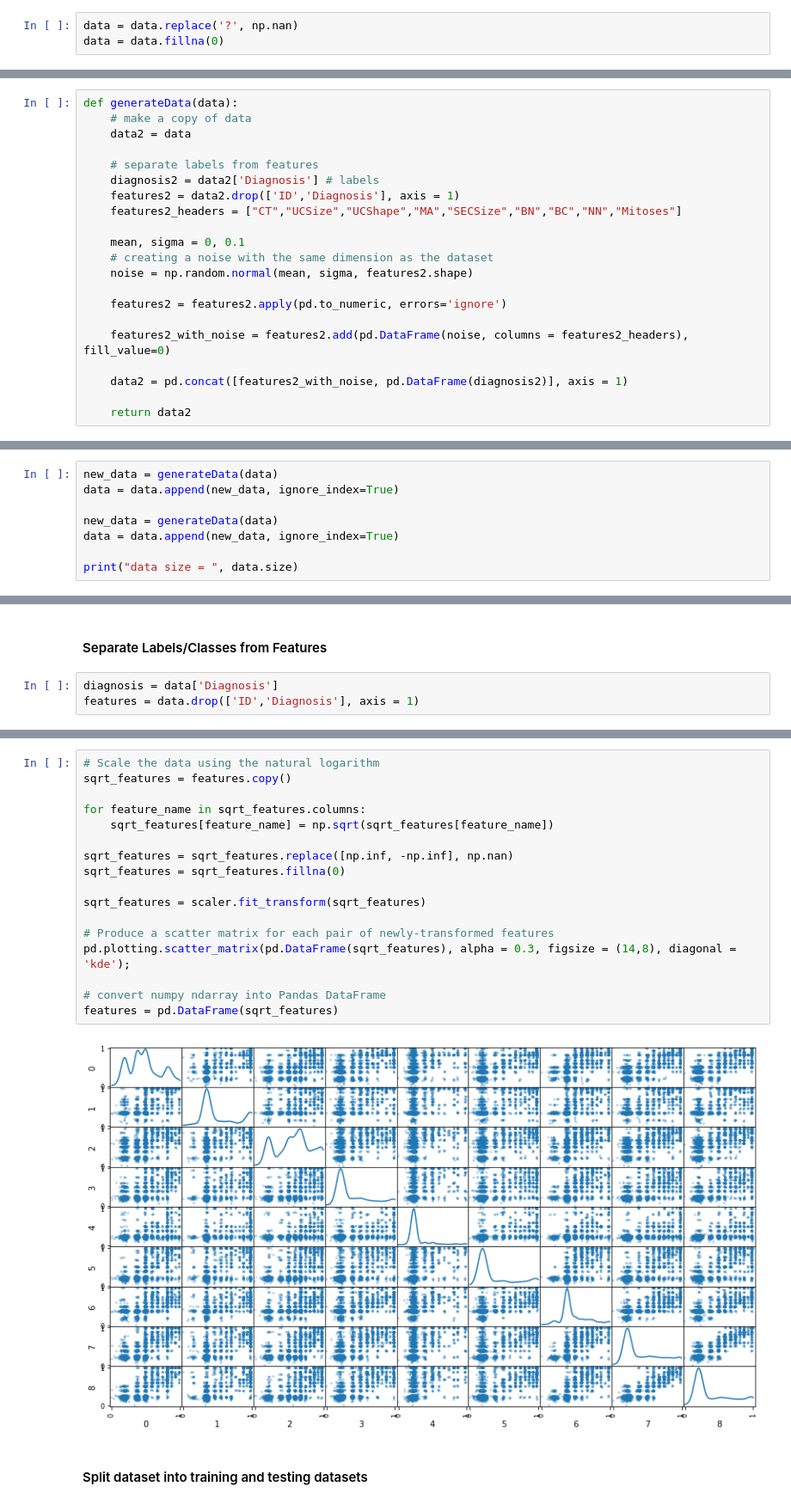
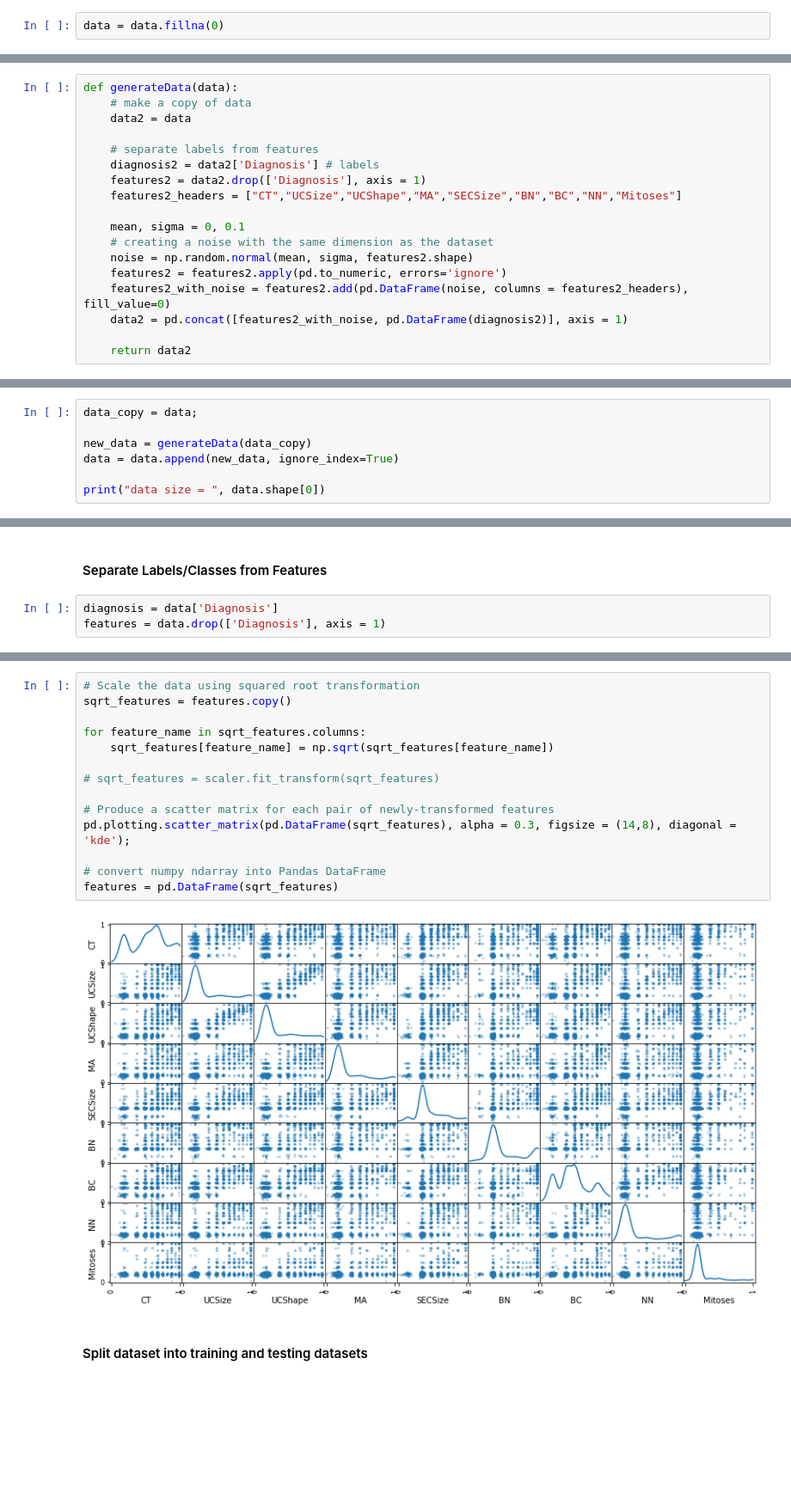
Before and after one commit to VikramSuriyanarayanan/machine-learning, a Jupyter notebook: capstone/capstone.ipynb, the cells around one changed output, grey strips where cells are left out. Shown at 86% size. Cells and saved outputs as stored; diff of their text form; blank space fills up the shorter version.

```diff
--- a/capstone/capstone.ipynb
+++ b/capstone/capstone.ipynb
@@ -25,3 +28,2 @@ data = data.reset_index(drop=True)
 # %%
-data = data.replace('?', np.nan)
 data = data.fillna(0)
@@ -34,28 +48,24 @@ def generateData(data):
 
     # separate labels from features
     diagnosis2 = data2['Diagnosis'] # labels
-    features2 = data2.drop(['ID','Diagnosis'], axis = 1)
+    features2 = data2.drop(['Diagnosis'], axis = 1)
     features2_headers = ["CT","UCSize","UCShape","MA","SECSize","BN","BC","NN","Mitoses"]
 
     mean, sigma = 0, 0.1
     # creating a noise with the same dimension as the dataset
     noise = np.random.normal(mean, sigma, features2.shape)
-
     features2 = features2.apply(pd.to_numeric, errors='ignore')
-
     features2_with_noise = features2.add(pd.DataFrame(noise, columns = features2_headers), fill_value=0)
-
     data2 = pd.concat([features2_with_noise, pd.DataFrame(diagnosis2)], axis = 1)
 
     return data2
 # %% [markdown]
 #### Add the new generated dataset into the existing dataset
 # %%
-new_data = generateData(data)
+data_copy = data;
+
+new_data = generateData(data_copy)
 data = data.append(new_data, ignore_index=True)
 
-new_data = generateData(data)
-data = data.append(new_data, ignore_index=True)
-
-print("data size = ", data.size)
+print("data size = ", data.shape[0])
 # %% [output]
@@ -71,7 +81,7 @@ data[numerical] = scaler.fit_transform(data[numerical])
 #### Separate Labels/Classes from Features
 # %%
 diagnosis = data['Diagnosis']
-features = data.drop(['ID','Diagnosis'], axis = 1)
+features = data.drop(['Diagnosis'], axis = 1)
 # %%
 # Produce a scatter matrix for each pair of features in the data
 pd.plotting.scatter_matrix(features, alpha = 0.3, figsize = (14,8), diagonal = 'kde');
@@ -80,22 +90,19 @@ pd.plotting.scatter_matrix(features, alpha = 0.3, figsize = (14,8), diagonal = '
 # %%
-# Scale the data using the natural logarithm
+# Scale the data using squared root transformation
 sqrt_features = features.copy()
 
 for feature_name in sqrt_features.columns:
     sqrt_features[feature_name] = np.sqrt(sqrt_features[feature_name])
 
-sqrt_features = sqrt_features.replace([np.inf, -np.inf], np.nan)
-sqrt_features = sqrt_features.fillna(0)
-
-sqrt_features = scaler.fit_transform(sqrt_features)
+# sqrt_features = scaler.fit_transform(sqrt_features)
 
 # Produce a scatter matrix for each pair of newly-transformed features
 pd.plotting.scatter_matrix(pd.DataFrame(sqrt_features), alpha = 0.3, figsize = (14,8), diagonal = 'kde');
 
 # convert numpy ndarray into Pandas DataFrame
 features = pd.DataFrame(sqrt_features)
 # %% [output]
-[figure, old version]
+[figure, new version]
 # %% [markdown]
 #### Split dataset into training and testing datasets
 # %%
```
Also changed, not shown: parts of 15 cells of this notebook, 1 other file.
